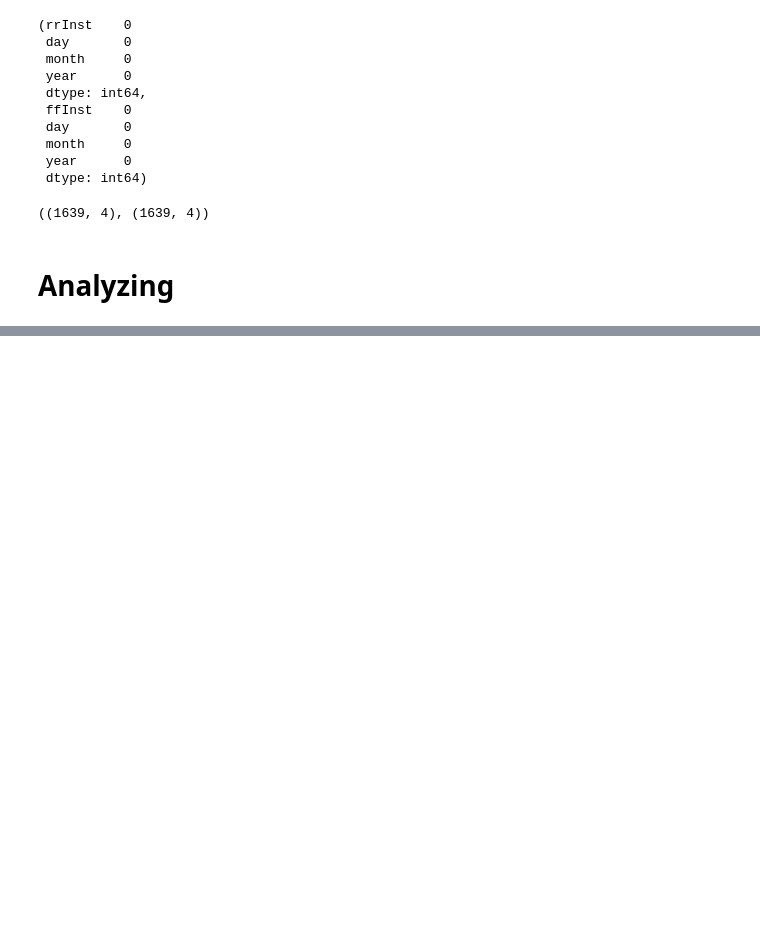
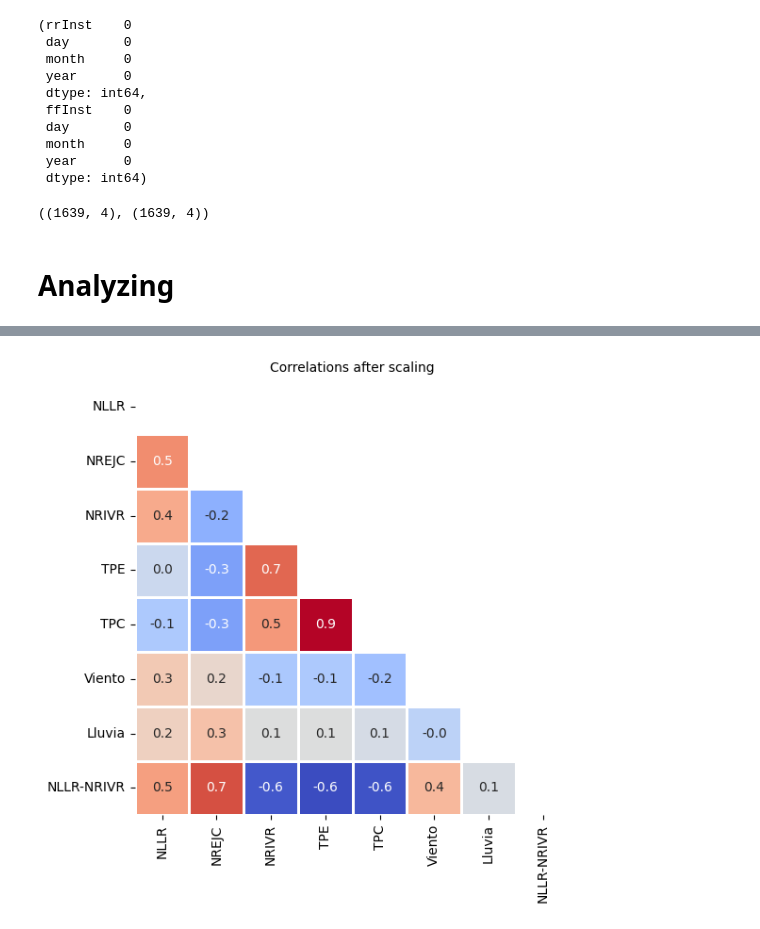
Before and after one commit to sebastiantare/climateimpactelectricanalysis, a Jupyter notebook: Notebook.ipynb, the cells around one changed output, grey strips where cells are left out. Saved outputs shown, nothing was run; the diff lists cells and outputs as text; code cells hidden in the pictures; blank space fills up the shorter version.

```diff
--- a/Notebook.ipynb
+++ b/Notebook.ipynb
@@ -283,0 +385,10 @@ plot_df.to_csv('plot-df-climate.csv')
+# %%
+plot_df['NLLR-NRIVR'] = plot_df['NLLR'] - plot_df['NRIVR']
+
+# Plotting using plotly.express
+fig = px.line(plot_df, x=indexes, y=['Viento', 'Lluvia',  'NLLR-NRIVR'],
+              title='Interacción Viento/Lluvia en Llamados NLLR-NRIVR por mes',
+              labels={'value': 'Valores Normalizados', 'x': 'Fecha'}
+              )
+
+fig.show()
@@ -283,0 +417,20 @@ plot_df.to_csv('plot-df-climate.csv')
+# %%
+a = plot_df.copy()
+a = a.corr()
+mask = np.triu(a.corr())
+
+plt.figure(figsize=(10, 6))
+
+sns.heatmap(a,
+        annot=True,
+        fmt='.1f',
+        cmap='coolwarm',
+        square=True,
+        mask=mask,
+        linewidths=1,
+        cbar=False)
+
+plt.title("Correlations after scaling",fontsize = 10)
+plt.show()
+# %% [output]
+[figure, added]
```
Also changed, not shown: parts of 34 cells of this notebook.
